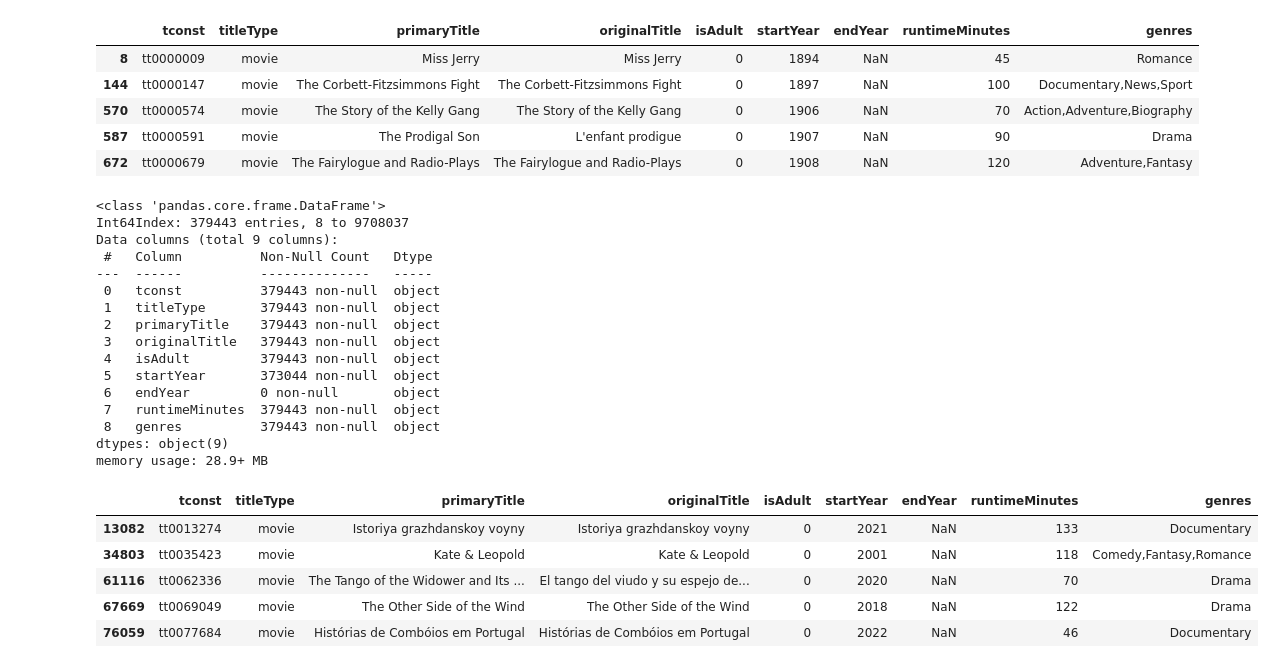
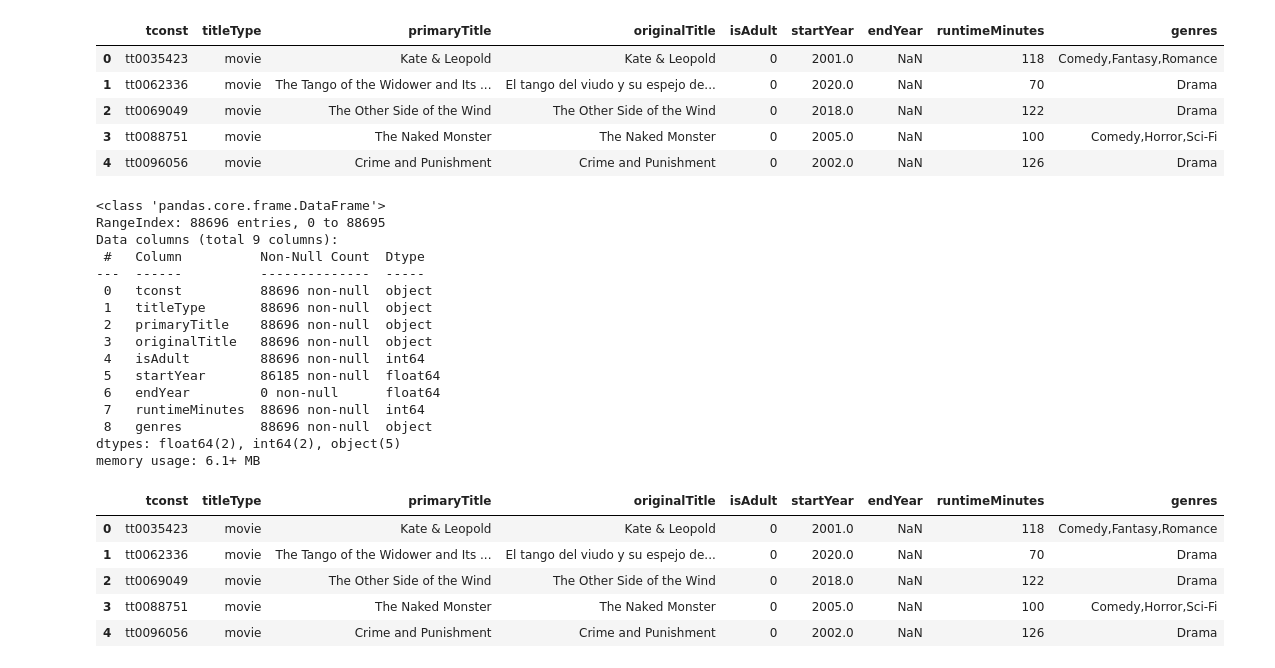
Before and after one commit to alexre24/IMDB-Project, a Jupyter notebook: IMDB-Project.ipynb, the cells around one changed output. Cells and saved outputs as stored; diff of their text form; code cells hidden in the pictures.

```diff
--- a/IMDB-Project.ipynb
+++ b/IMDB-Project.ipynb
@@ -8,7 +9,13 @@ ratings_url = 'https://datasets.imdbws.com/title.ratings.tsv.gz'
 # %%
-basics = pd.read_csv(basics_url, sep='\t', low_memory=False)
-akas = pd.read_csv(akas_url, sep='\t', low_memory=False)
-ratings = pd.read_csv(ratings_url, sep='\t', low_memory=False)
+## Original code for reading from urls
+#basics = pd.read_csv(basics_url, sep='\t', low_memory=False)
+#akas = pd.read_csv(akas_url, sep='\t', low_memory=False)
+#ratings = pd.read_csv(ratings_url, sep='\t', low_memory=False)
+
+## New Code to read from Data Folder
+basics = pd.read_csv('Data/title_basics.csv.gz')
+akas = pd.read_csv('Data/title_akas.csv.gz')
+ratings = pd.read_csv('Data/title_ratings.csv.gz')
 # %%
 #Replace missing values with np.nan
 basics = basics.replace({'\\N':np.nan})
@@ -26,3 +33,5 @@ basics.head()
+# %%
+basics = basics.astype({'startYear' : 'float'})
 # %%
 akas.head()
 # %% [output]
@@ -91,41 +91,41 @@ basics.drop(basics[basics['titleType'] != 'movie'].index, inplace = True)
 basics.head()
 # %% [output]
 |  | tconst | titleType | primaryTitle | originalTitle | isAdult | startYear | endYear | runtimeMinutes | genres |
-| 8 | tt0000009 | movie | Miss Jerry | Miss Jerry | 0 | 1894 | NaN | 45 | Romance |
-| 144 | tt0000147 | movie | The Corbett-Fitzsimmons Fight | The Corbett-Fitzsimmons Fight | 0 | 1897 | NaN | 100 | Documentary,News,Sport |
-| 570 | tt0000574 | movie | The Story of the Kelly Gang | The Story of the Kelly Gang | 0 | 1906 | NaN | 70 | Action,Adventure,Biography |
-| 587 | tt0000591 | movie | The Prodigal Son | L'enfant prodigue | 0 | 1907 | NaN | 90 | Drama |
-| 672 | tt0000679 | movie | The Fairylogue and Radio-Plays | The Fairylogue and Radio-Plays | 0 | 1908 | NaN | 120 | Adventure,Fantasy |
+| 0 | tt0035423 | movie | Kate & Leopold | Kate & Leopold | 0 | 2001.0 | NaN | 118 | Comedy,Fantasy,Romance |
+| 1 | tt0062336 | movie | The Tango of the Widower and Its ... | El tango del viudo y su espejo de... | 0 | 2020.0 | NaN | 70 | Drama |
+| 2 | tt0069049 | movie | The Other Side of the Wind | The Other Side of the Wind | 0 | 2018.0 | NaN | 122 | Drama |
+| 3 | tt0088751 | movie | The Naked Monster | The Naked Monster | 0 | 2005.0 | NaN | 100 | Comedy,Horror,Sci-Fi |
+| 4 | tt0096056 | movie | Crime and Punishment | Crime and Punishment | 0 | 2002.0 | NaN | 126 | Drama |
 # %%
 basics.info()
 # %% [output]
 <class 'pandas.core.frame.DataFrame'>
-Int64Index: 379443 entries, 8 to 9708037
+RangeIndex: 88696 entries, 0 to 88695
 Data columns (total 9 columns):
- #   Column          Non-Null Count   Dtype
----  ------          --------------   -----
- 0   tconst          379443 non-null  object
- 1   titleType       379443 non-null  object
- 2   primaryTitle    379443 non-null  object
- 3   originalTitle   379443 non-null  object
- 4   isAdult         379443 non-null  object
- 5   startYear       373044 non-null  object
- 6   endYear         0 non-null       object
- 7   runtimeMinutes  379443 non-null  object
- 8   genres          379443 non-null  object
-dtypes: object(9)
-memory usage: 28.9+ MB
+ #   Column          Non-Null Count  Dtype
+---  ------          --------------  -----
+ 0   tconst          88696 non-null  object
+ 1   titleType       88696 non-null  object
+ 2   primaryTitle    88696 non-null  object
+ 3   originalTitle   88696 non-null  object
+ 4   isAdult         88696 non-null  int64
+ 5   startYear       86185 non-null  float64
+ 6   endYear         0 non-null      float64
+ 7   runtimeMinutes  88696 non-null  int64
+ 8   genres          88696 non-null  object
+dtypes: float64(2), int64(2), object(5)
+memory usage: 6.1+ MB
 # %%
 #Drop all startYears before 2000
-basics.drop(basics[basics['startYear'] < '2000'].index, inplace = True)
+basics.drop(basics[basics['startYear'] < 2000].index, inplace = True)
 basics.head()
 # %% [output]
 |  | tconst | titleType | primaryTitle | originalTitle | isAdult | startYear | endYear | runtimeMinutes | genres |
-| 13082 | tt0013274 | movie | Istoriya grazhdanskoy voyny | Istoriya grazhdanskoy voyny | 0 | 2021 | NaN | 133 | Documentary |
-| 34803 | tt0035423 | movie | Kate & Leopold | Kate & Leopold | 0 | 2001 | NaN | 118 | Comedy,Fantasy,Romance |
-| 61116 | tt0062336 | movie | The Tango of the Widower and Its ... | El tango del viudo y su espejo de... | 0 | 2020 | NaN | 70 | Drama |
-| 67669 | tt0069049 | movie | The Other Side of the Wind | The Other Side of the Wind | 0 | 2018 | NaN | 122 | Drama |
-| 76059 | tt0077684 | movie | Histórias de Combóios em Portugal | Histórias de Combóios em Portugal | 0 | 2022 | NaN | 46 | Documentary |
+| 0 | tt0035423 | movie | Kate & Leopold | Kate & Leopold | 0 | 2001.0 | NaN | 118 | Comedy,Fantasy,Romance |
+| 1 | tt0062336 | movie | The Tango of the Widower and Its ... | El tango del viudo y su espejo de... | 0 | 2020.0 | NaN | 70 | Drama |
+| 2 | tt0069049 | movie | The Other Side of the Wind | The Other Side of the Wind | 0 | 2018.0 | NaN | 122 | Drama |
+| 3 | tt0088751 | movie | The Naked Monster | The Naked Monster | 0 | 2005.0 | NaN | 100 | Comedy,Horror,Sci-Fi |
+| 4 | tt0096056 | movie | Crime and Punishment | Crime and Punishment | 0 | 2002.0 | NaN | 126 | Drama |
 # %%
 basics['startYear'].value_counts()
 # %% [output]
```
Also changed, not shown: parts of 43 cells of this notebook, 9 other files.
